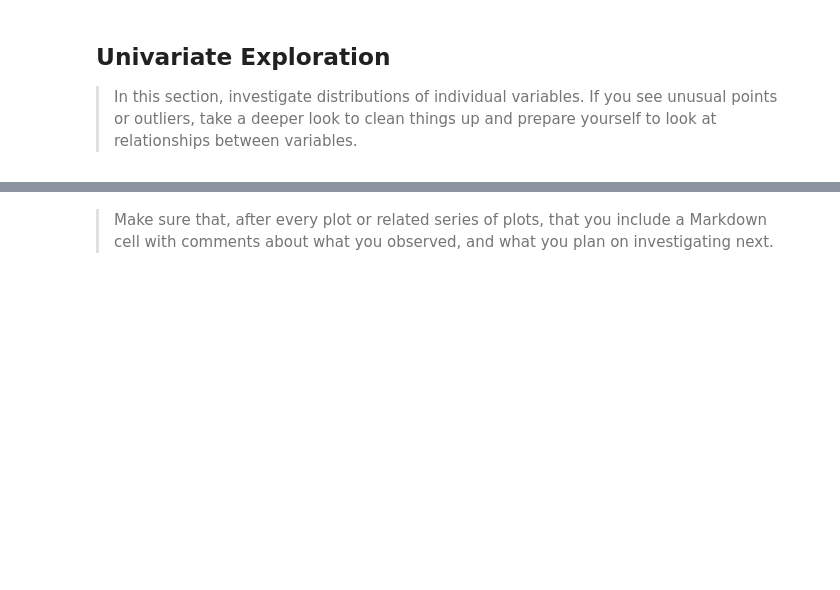
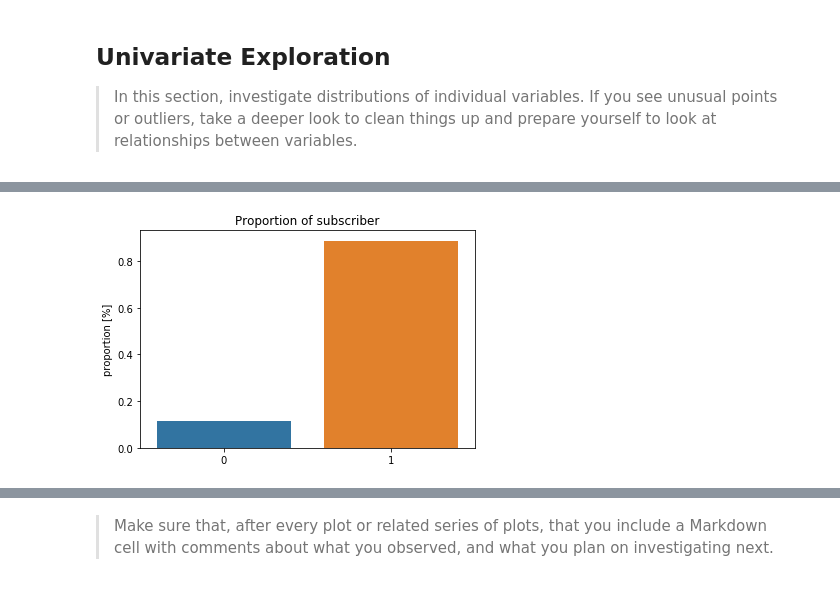
Before and after one commit to marcellovictorino/DAND_5_DataViz, a Jupyter notebook: 2_Project_ FordGoBike/1_EDA.ipynb, the cells around one changed output, grey strips where cells are left out. Drawn from its saved outputs; the diff is of its cells as text; code cells hidden in the pictures; blank space fills up the shorter version.

```diff
--- a/2_Project_ FordGoBike/1_EDA.ipynb
+++ b/2_Project_ FordGoBike/1_EDA.ipynb
@@ -197,0 +205,4 @@ and prepare yourself to look at relationships between variables.
+# %%
+proportion_categorical('subscriber')
+# %% [output]
+[figure, added]
```
Also changed, not shown: parts of 15 cells of this notebook.
